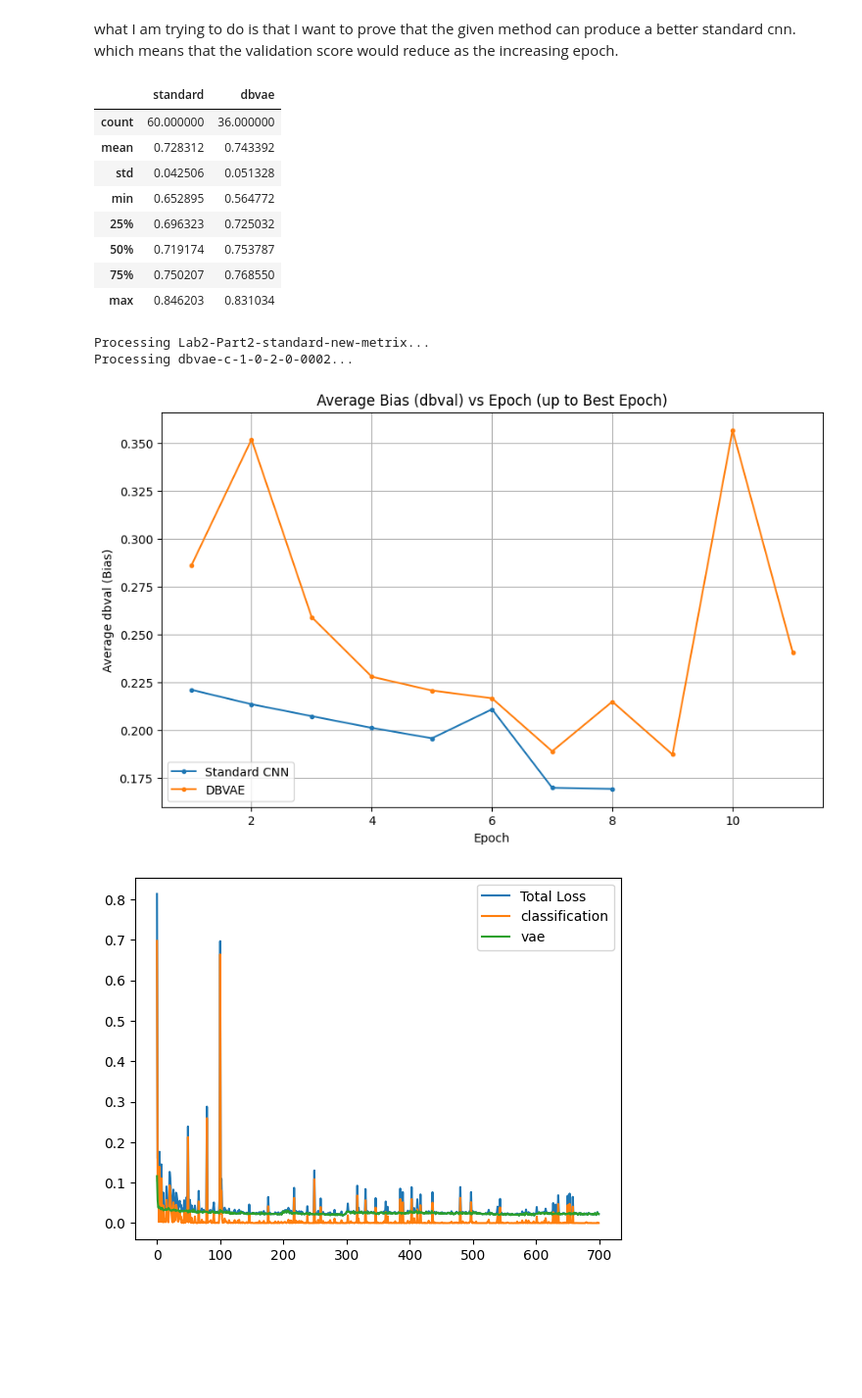
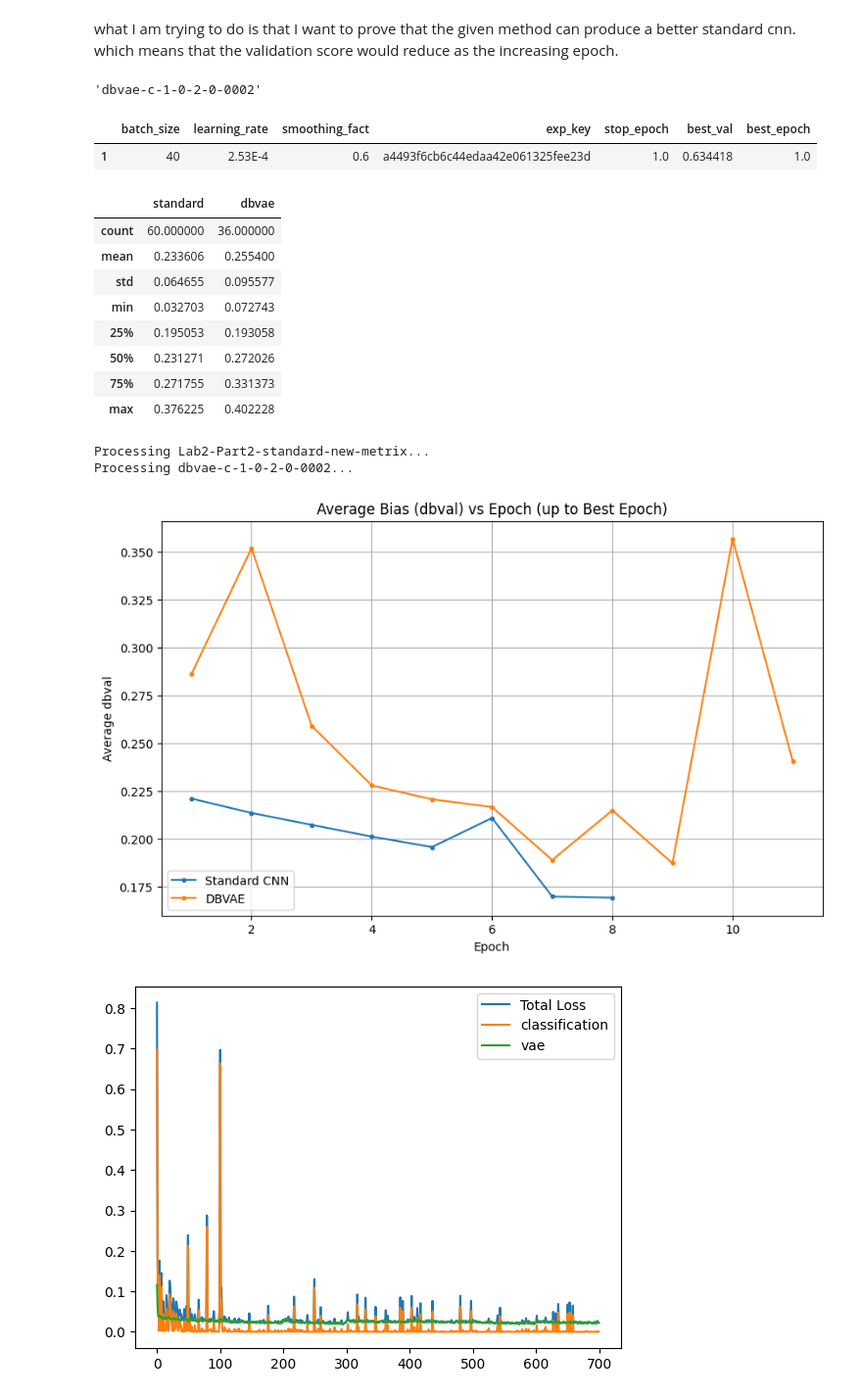
Before and after one commit to zhiyuan-95/db-vae, a Jupyter notebook: comet.ipynb, the cells around one changed output. Shown: that part at 98% size. Saved outputs shown, nothing was run; the diff lists cells and outputs as text; code cells hidden in the pictures; blank space fills up the shorter version.

```diff
--- a/comet.ipynb
+++ b/comet.ipynb
@@ -165,6 +165,16 @@ def get_metric_names(model):
     if x['metricName'] not in metricName and x['metricName'][:3]!='sys':
       metricName.append(x['metricName'])
   print(sorted(metricName))
+# %%
+def project_name(c):
+  name = 'dbvae-c'
+  for x in range(3):
+    if len(str(c[x]))==1: name+=f'-{c[x]}'
+    else: name+=f'-{str(c[x])[0]}-{str(c[x])[2:]}'
+  return name
+project_name(c)
+# %% [output]
+'dbvae-c-1-0-2-0-0002'
 # %%
 class comet():
   def __init__(self, model,c=None ,expmt=1):
@@ -176,7 +186,7 @@ class comet():
       self.projectName = "Lab2-Part2-standard-new-metrix"
       self.params = ['batch_size', 'learning_rate']
     elif model == 'debiasing':#dbvae-c-1-0-2-0-0002
-      self.projectName = f"dbvae-c-{c[0]}-0-{str(c[1])[-1]}-0-{str(c[2])[2:]}"
+      self.projectName = project_name(c)
       self.params = ['batch_size', 'learning_rate', 'smoothing_fact']
     try:
       self.experiments = self.api.get(project_name=self.projectName, workspace=self.workspace)
@@ -258,7 +268,7 @@ class comet():
     plt.legend()
     plt.show()
 # %%
-def get_avg_dbval_history(model):
+def get_avg_dbval_history(model, metric):
     trajectories = []
     print(f"Processing {model.projectName}...")
     # Iterate through the best experiments identified in the summary
@@ -275,7 +285,7 @@ def get_avg_dbval_history(model):
             # Filter for 'dbval' and ensure we only take up to the best_epoch
             dbvals = {}
             for m in metrics:
-                if m['metricName'] == 'dbval':
+                if m['metricName'] == metric:
                     step = int(m['step'])
                     # Since best_epoch is 1-based (step + 1), we keep steps < best_epoch
                     if step < best_epoch:
@@ -300,45 +310,52 @@ def get_avg_dbval_history(model):
 # %%
 standard = comet('standard')
 # %%
-c =(1,0.2,0.0002)
+#c =(1,0.2,0.0002)
+c = (1,1,0.0002)
 dbvae = comet('debiasing',c)
+# %%
+dbvae.record
+# %% [output]
+|  | batch_size | learning_rate | smoothing_fact | exp_key | stop_epoch | best_val | best_epoch |
+| 1 | 40 | 2.53E-4 | 0.6 | a4493f6cb6c44edaa42e061325fee23d | 1.0 | 0.634418 | 1.0 |
 # %%
-standard_summary = standard.summary['val_at_best'].describe()
-dbvae_summary = dbvae.summary['val_at_best'].describe()
+standard_summary = standard.summary['dbval_at_best'].describe()
+dbvae_summary = dbvae.summary['dbval_at_best'].describe()
 combined_summary = pd.DataFrame({'standard': standard_summary, 'dbvae': dbvae_summary})
 display(combined_summary)
 # %% [output]
 |  | standard | dbvae |
 | count | 60.000000 | 36.000000 |
-| mean | 0.728312 | 0.743392 |
-| std | 0.042506 | 0.051328 |
-| min | 0.652895 | 0.564772 |
-| 25% | 0.696323 | 0.725032 |
-| 50% | 0.719174 | 0.753787 |
-| 75% | 0.750207 | 0.768550 |
-| max | 0.846203 | 0.831034 |
+| mean | 0.233606 | 0.255400 |
+| std | 0.064655 | 0.095577 |
+| min | 0.032703 | 0.072743 |
+| 25% | 0.195053 | 0.193058 |
+| 50% | 0.231271 | 0.272026 |
+| 75% | 0.271755 | 0.331373 |
+| max | 0.376225 | 0.402228 |
 # %%
-# Calculate average trajectories
-std_traj = get_avg_dbval_history(standard)
-dbvae_traj = get_avg_dbval_history(dbvae)
+# Calculate average trajectories at each epoch across the experiments
+metrix = 'dbval'
+std_traj = get_avg_dbval_history(standard, metrix)
+dbvae_traj = get_avg_dbval_history(dbvae, metrix)
 
 # Plotting
 plt.figure(figsize=(10, 6))
 if not std_traj.empty:
     plt.plot(std_traj.index + 1, std_traj.values, label='Standard CNN', marker='.')
 if not dbvae_traj.empty:
     plt.plot(dbvae_traj.index + 1, dbvae_traj.values, label='DBVAE', marker='.')
 
 plt.xlabel('Epoch')
-plt.ylabel('Average dbval (Bias)')
-plt.title('Average Bias (dbval) vs Epoch (up to Best Epoch)')
+plt.ylabel(f'Average {metrix}')
+plt.title(f'Average Bias ({metrix}) vs Epoch (up to Best Epoch)')
 plt.legend()
 plt.grid(True)
 plt.show()
 # %% [output]
 Processing Lab2-Part2-standard-new-metrix...
 Processing dbvae-c-1-0-2-0-0002...
-[figure, old version]
+[figure, new version]
 # %%
 dbvae.loss_decompose(20)
 # %% [output]
```
